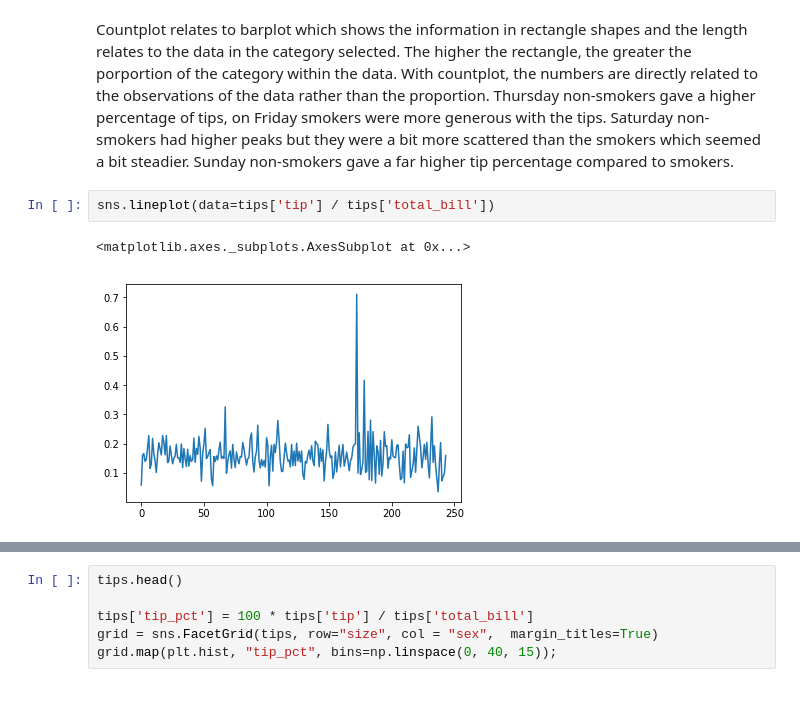
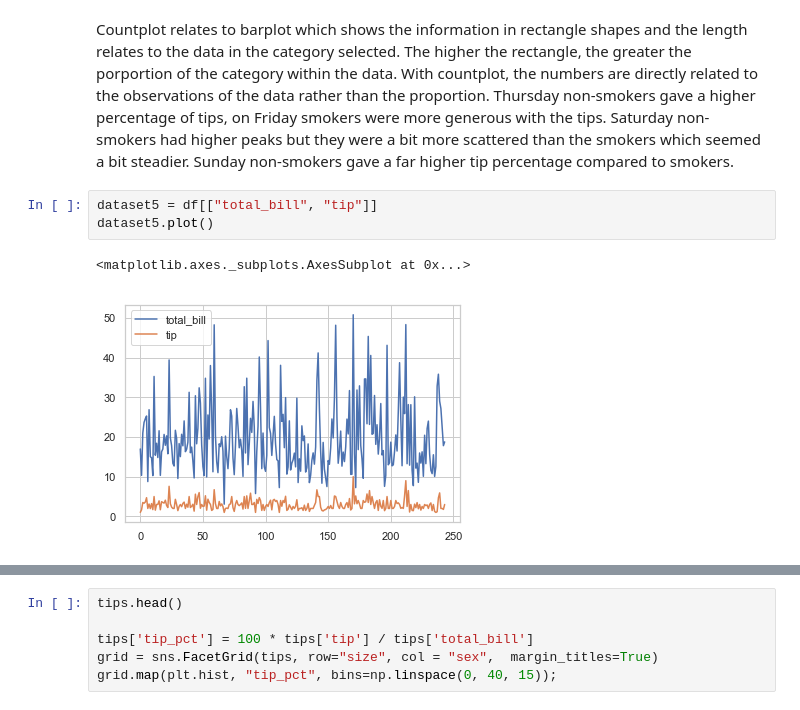
Before and after one commit to bexiturley/Fundamentals-of-Data-Analysis-Assessment-2019, a Jupyter notebook: reorderTips.ipynb, the cells around one changed output, grey strips where cells are left out. Cells and saved outputs as stored; diff of their text form.

```diff
--- a/reorderTips.ipynb
+++ b/reorderTips.ipynb
@@ -945,8 +983,9 @@ grid.map(plt.hist, "tip_pct", bins=np.linspace(0, 35, 35), color="b" );
 # %% [markdown]
 Countplot relates to barplot which shows the information in rectangle shapes and the length relates to the data in the category selected. The higher the rectangle, the greater the porportion of the category within the data. With countplot, the numbers are directly related to the observations of the data rather than the proportion.
 Thursday non-smokers gave a higher percentage of tips, on Friday smokers were more generous with the tips. Saturday non-smokers had higher peaks but they were a bit more scattered than the smokers which seemed a bit steadier. Sunday non-smokers gave a far higher tip percentage compared to smokers.
-# %%
-sns.lineplot(data=tips['tip'] / tips['total_bill'])
-# %% [output]
-<matplotlib.axes._subplots.AxesSubplot at 0x...>
-[figure, removed]
+# %%
+dataset5 = df[["total_bill", "tip"]]
+dataset5.plot()
+# %% [output]
+<matplotlib.axes._subplots.AxesSubplot at 0x...>
+[figure, added]
```
Also changed, not shown: parts of 23 cells of this notebook, 1 other file.
